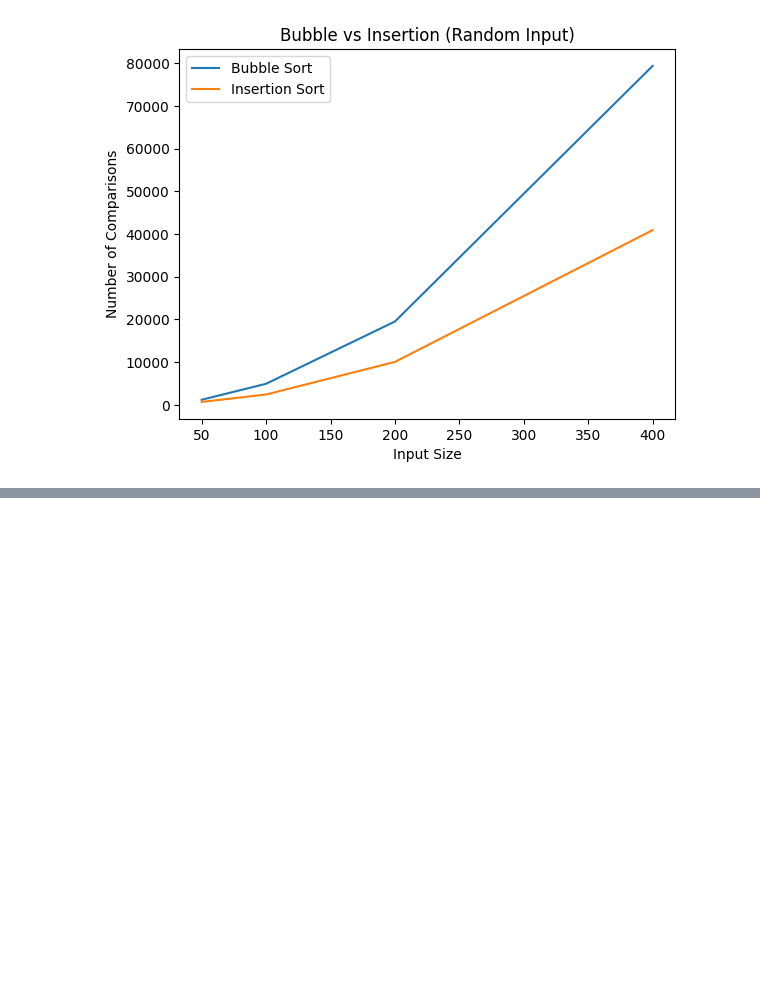
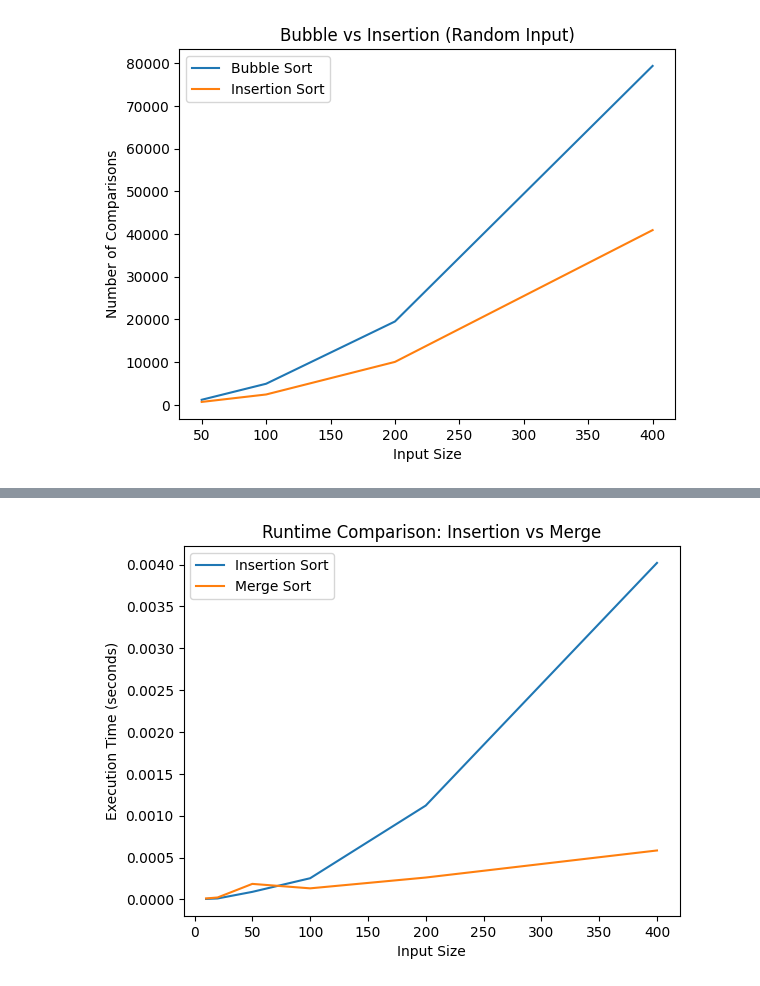
Before and after one commit to aishvibansal/algorithm-performance-study, a Jupyter notebook: notebooks/algorithm_performance_study.ipynb, the cells around one changed output, grey strips where cells are left out. Saved outputs shown, nothing was run; the diff lists cells and outputs as text; code cells hidden in the pictures; blank space fills up the shorter version.

```diff
--- a/notebooks/algorithm_performance_study.ipynb
+++ b/notebooks/algorithm_performance_study.ipynb
@@ -116,0 +209,40 @@ plt.show()
+# %%
+import time
+import numpy as np
+
+def measure_time(func, data):
+    start = time.perf_counter()
+    func(data)
+    end = time.perf_counter()
+    return end - start
+# %%
+sizes = [10, 20, 50, 100, 200, 400]
+trials = 20
+
+insertion_times = []
+merge_times = []
+
+for size in sizes:
+    insertion_trial = []
+    merge_trial = []
+
+    # Generate ONE dataset per size
+    base_data = [random.randint(1, 1000) for _ in range(size)]
+
+    for _ in range(trials):
+        insertion_trial.append(measure_time(insertion_sort, base_data))
+        merge_trial.append(measure_time(merge_sort, base_data))
+
+    insertion_times.append(np.mean(insertion_trial))
+    merge_times.append(np.mean(merge_trial))
+# %%
+plt.plot(sizes, insertion_times, label="Insertion Sort")
+plt.plot(sizes, merge_times, label="Merge Sort")
+
+plt.xlabel("Input Size")
+plt.ylabel("Execution Time (seconds)")
+plt.title("Runtime Comparison: Insertion vs Merge")
+plt.legend()
+plt.show()
+# %% [output]
+[figure, added]
```
Also changed, not shown: parts of 7 cells of this notebook, 2 other files.
